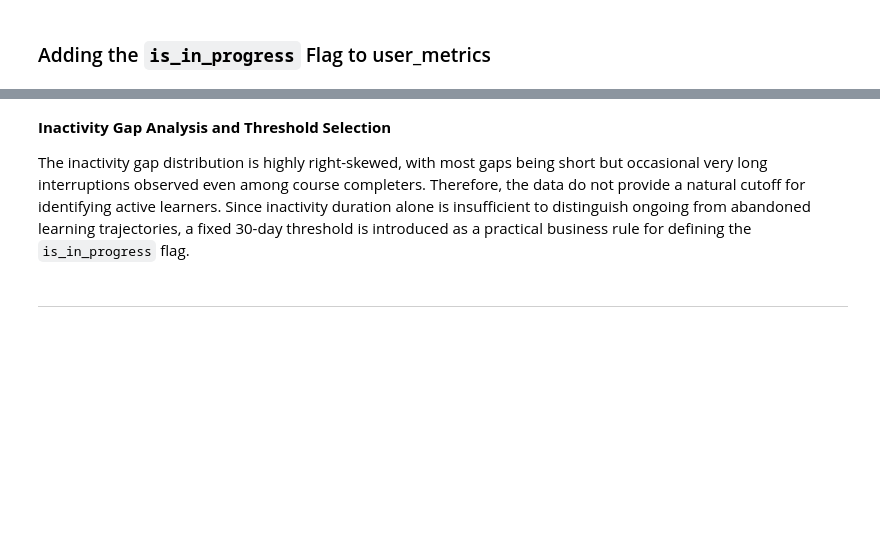
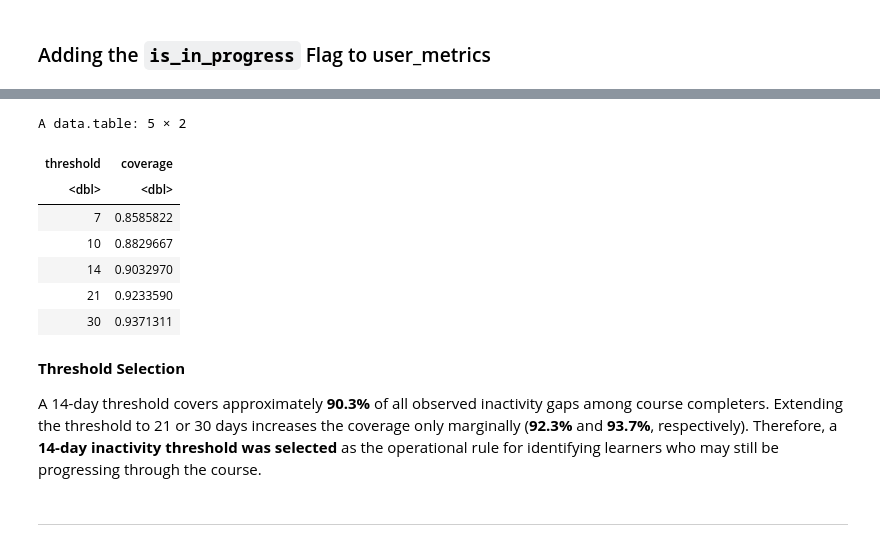
Before and after one commit to Safonovanastya87/stepik-product-analytics-completion-risk-ml, a Jupyter notebook: notebooks/01_product_analysis_activation_gap.ipynb, the cells around one changed output, grey strips where cells are left out. Drawn from its saved outputs; the diff is of its cells as text; code cells hidden in the pictures; blank space fills up the shorter version.

Commit message:
Update 14-day inactivity threshold and revise model selection

```diff
--- a/notebooks/01_product_analysis_activation_gap.ipynb
+++ b/notebooks/01_product_analysis_activation_gap.ipynb
@@ -2566,8 +2675,6 @@ user_metrics[, `:=`(
 # %% [markdown]
 ### Adding the `is_in_progress` Flag to user_metrics
 # %%
-# Explore inactivity gaps to support threshold selection
-
 # Calculate inactivity gaps (days) between consecutive active days.
 # The first activity per user has no previous observation and therefore has gap_days = NA.
 gap_distribution <- activity_days[
@@ -2577,19 +2684,15 @@ gap_distribution <- activity_days[
   by = user_id
 ]
 
-cat("\n=== Summary statistics of inactivity gaps (all learners) ===\n")
-summary(gap_distribution$gap_days)
-
-# Restrict the analysis to users who completed the course
+# Add completion status
 gap_distribution <- merge(
   gap_distribution,
   user_metrics[, .(user_id, certificate)],
   by = "user_id"
 )
 
+# Restrict the analysis to learners who eventually completed the course
 completed_gaps <- gap_distribution[
-  certificate == 1 & !is.na(gap_days)
+  certificate == 1 &
+    !is.na(gap_days)
 ]
-
-cat("\n=== Summary statistics of inactivity gaps (course completers) ===\n")
-summary(completed_gaps$gap_days)
@@ -2603,6 +2741,29 @@ summary(completed_gaps$gap_days)
+# %%
+# Coverage of observed inactivity gaps among course completers
+thresholds <- c(7, 10, 14, 21, 30)
+
+gap_coverage <- data.table(
+  threshold = thresholds,
+  coverage = sapply(
+    thresholds,
+    function(x)
+      mean(completed_gaps$gap_days <= x)
+  )
+)
+
+gap_coverage
+# %% [output]
+A data.table: 5 × 2
+| threshold | coverage |
+| <dbl> | <dbl> |
+| 7 | 0.8585822 |
+| 10 | 0.8829667 |
+| 14 | 0.9032970 |
+| 21 | 0.9233590 |
+| 30 | 0.9371311 |
 # %% [markdown]
-**Inactivity Gap Analysis and Threshold Selection**
+**Threshold Selection**
 
-The inactivity gap distribution is highly right-skewed, with most gaps being short but occasional very long interruptions observed even among course completers. Therefore, the data do not provide a natural cutoff for identifying active learners. Since inactivity duration alone is insufficient to distinguish ongoing from abandoned learning trajectories, a fixed 30-day threshold is introduced as a practical business rule for defining the `is_in_progress` flag.
+A 14-day threshold covers approximately **90.3%** of all observed inactivity gaps among course completers. Extending the threshold to 21 or 30 days increases the coverage only marginally (**92.3%** and **93.7%**, respectively). Therefore, a **14-day inactivity threshold was selected** as the operational rule for identifying learners who may still be progressing through the course.
 # %%
 # Fixed business threshold for unresolved learning trajectories
```
Also changed, not shown: parts of 55 cells of this notebook, 3 other files.
